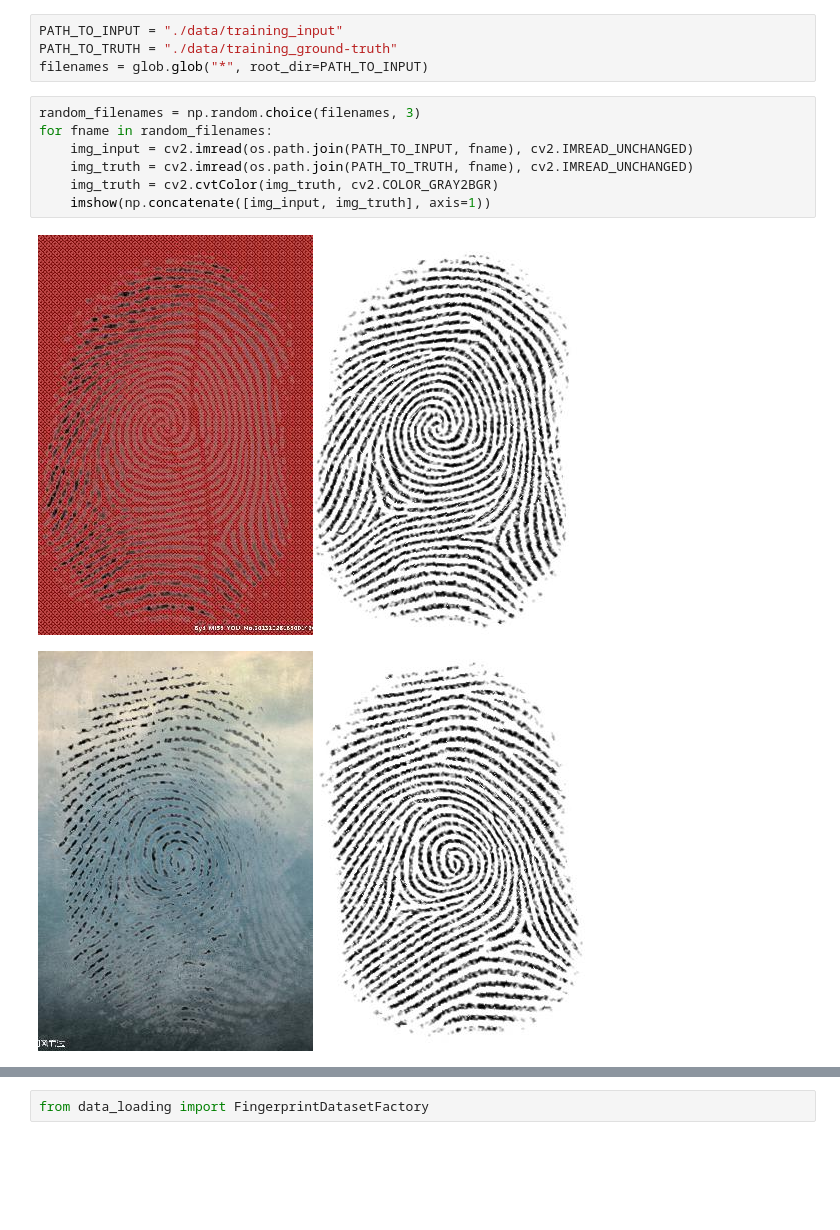
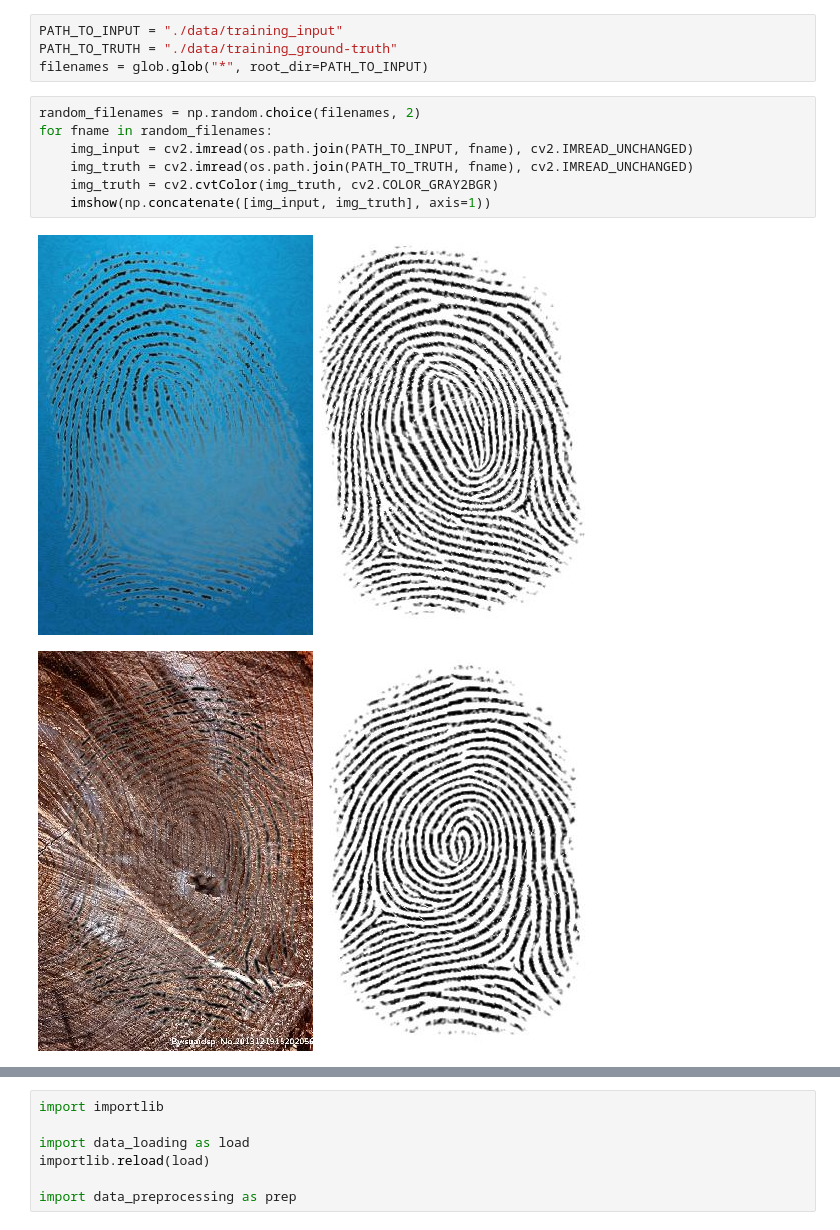
Before and after one commit to siemieniuk/fingerprint-inpainting, a Jupyter notebook: data_exploration.ipynb, the cells around one changed output, grey strips where cells are left out. Drawn from its saved outputs; the diff is of its cells as text; blank space fills up the shorter version.

Commit message:
Improved data loading and preprocessing pipelines

```diff
--- a/data_exploration.ipynb
+++ b/data_exploration.ipynb
@@ -18,12 +20,12 @@ PATH_TO_INPUT = "./data/training_input"
 PATH_TO_TRUTH = "./data/training_ground-truth"
 filenames = glob.glob("*", root_dir=PATH_TO_INPUT)
 # %%
-random_filenames = np.random.choice(filenames, 3)
+random_filenames = np.random.choice(filenames, 2)
 for fname in random_filenames:
     img_input = cv2.imread(os.path.join(PATH_TO_INPUT, fname), cv2.IMREAD_UNCHANGED)
     img_truth = cv2.imread(os.path.join(PATH_TO_TRUTH, fname), cv2.IMREAD_UNCHANGED)
     img_truth = cv2.cvtColor(img_truth, cv2.COLOR_GRAY2BGR)
     imshow(np.concatenate([img_input, img_truth], axis=1))
 # %% [output]
-[figure, old version]
+[figure, new version]
-[figure, old version]
+[figure, new version]
@@ -31,2 +32,7 @@ for fname in random_filenames:
-# %%
-from data_loading import FingerprintDatasetFactory
+# %%
+import importlib
+
+import data_loading as load
+importlib.reload(load)
+
+import data_preprocessing as prep
```
Also changed, not shown: parts of 6 cells of this notebook, 2 other files.
